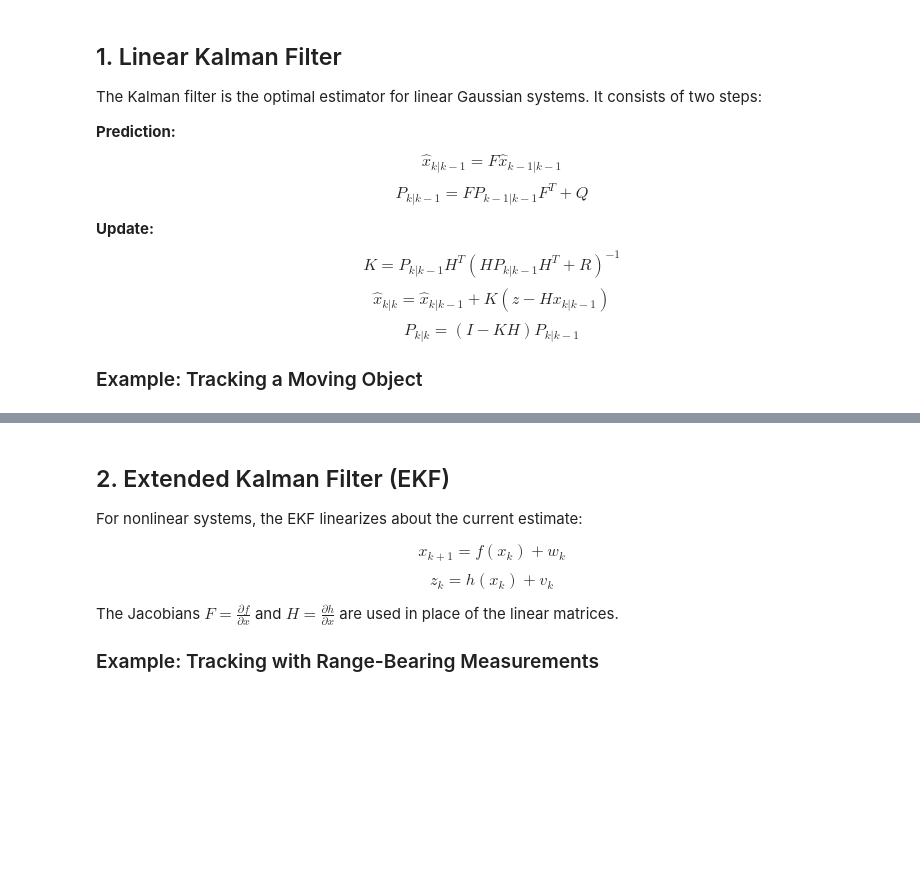
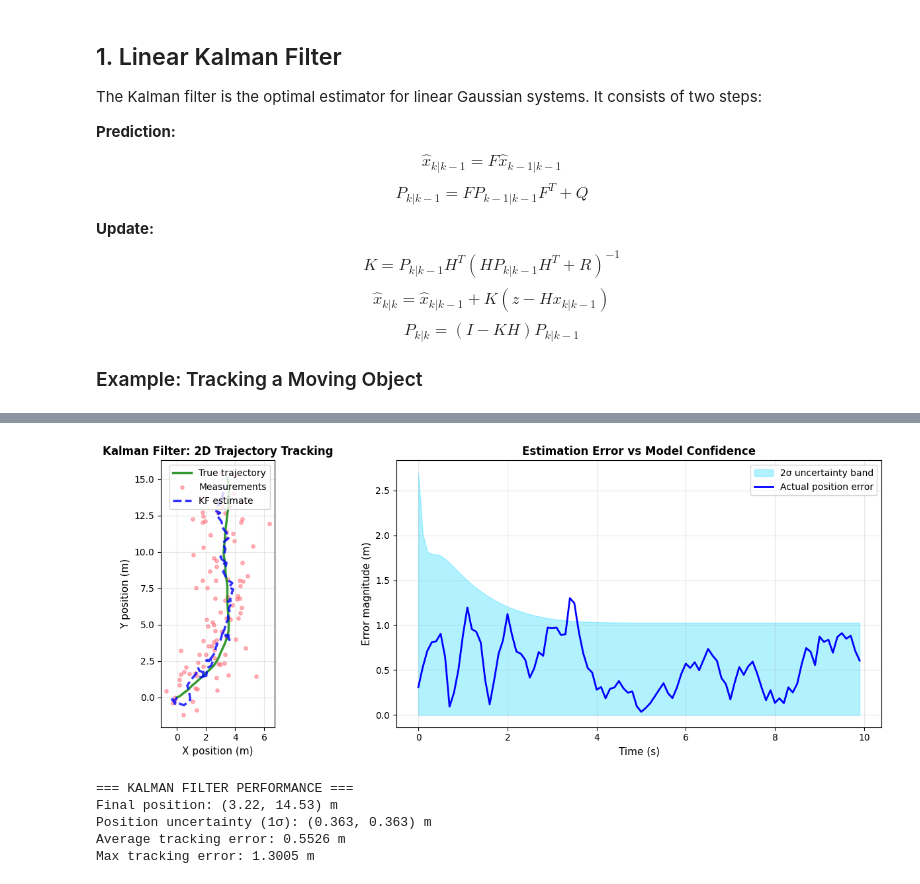
Before and after one commit to nedonatelli/TCL, a Jupyter notebook: docs/notebooks/01_kalman_filters.ipynb, the cells around one changed output, grey strips where cells are left out. Cells and saved outputs as stored; diff of their text form; code cells hidden in the pictures; blank space fills up the shorter version.

```diff
--- a/docs/notebooks/01_kalman_filters.ipynb
+++ b/docs/notebooks/01_kalman_filters.ipynb
@@ -133,66 +216,63 @@ print(f"Final position uncertainty (1σ): ({np.sqrt(covariances[-1, 0, 0]):.3f},
 # %%
-# Visualization
+# Visualization with Plotly
 fig = make_subplots(
     rows=1, cols=2,
-    subplot_titles=('Kalman Filter Tracking', 'Estimation Error vs Uncertainty'),
-    horizontal_spacing=0.1
+    subplot_titles=('Kalman Filter: 2D Trajectory Tracking', 'Estimation Error vs Model Confidence'),
+    horizontal_spacing=0.12
 )
 
-# Trajectory plot
+# Calculate error and uncertainty
+pos_error = np.sqrt((estimates[1:, 0] - true_states[1:, 0])**2 +
+                     (estimates[1:, 2] - true_states[1:, 2])**2)
+pos_uncertainty = np.sqrt(covariances[1:, 0, 0] + covariances[1:, 2, 2])
+time = np.arange(len(pos_error)) * dt
+
+# Left plot: 2D trajectory
 fig.add_trace(
     go.Scatter(x=true_states[:, 0], y=true_states[:, 2], mode='lines',
-               name='True trajectory', line=dict(color='#00ff88', width=2)),
+               name='True trajectory', line=dict(color='#00ff88', width=2.5)),
     row=1, col=1
 )
 fig.add_trace(
     go.Scatter(x=measurements[:, 0], y=measurements[:, 1], mode='markers',
-               name='Measurements', marker=dict(color='#ff4757', size=5, opacity=0.5)),
+               name='Measurements', marker=dict(color='#ff4757', size=5, opacity=0.4)),
     row=1, col=1
 )
 fig.add_trace(
     go.Scatter(x=estimates[:, 0], y=estimates[:, 2], mode='lines',
                name='KF estimate', line=dict(color='#00d4ff', width=2, dash='dash')),
     row=1, col=1
 )
 
-# Position error over time
-pos_error = np.sqrt((estimates[1:, 0] - true_states[1:, 0])**2 +
-                     (estimates[1:, 2] - true_states[1:, 2])**2)
-pos_uncertainty = np.sqrt(covariances[1:, 0, 0] + covariances[1:, 2, 2])
-time = np.arange(len(pos_error)) * dt
-
+# Right plot: Error vs Uncertainty
 fig.add_trace(
     go.Scatter(x=time, y=2*pos_uncertainty, mode='lines', fill='tozeroy',
                name='2σ uncertainty', line=dict(color='#00d4ff', width=0),
                fillcolor='rgba(0, 212, 255, 0.3)'),
     row=1, col=2
 )
 fig.add_trace(
     go.Scatter(x=time, y=pos_error, mode='lines',
-               name='Position error', line=dict(color='#00d4ff', width=2)),
+               name='Position error', line=dict(color='#00d4ff', width=2.5)),
     row=1, col=2
 )
 
 fig.update_layout(
     template=dark_template,
-    height=400,
+    height=450,
     showlegend=True,
-    legend=dict(x=0.5, y=-0.15, xanchor='center', orientation='h')
+    legend=dict(x=0.5, y=-0.2, xanchor='center', orientation='h')
 )
-fig.update_xaxes(title_text='X position', row=1, col=1)
-fig.update_yaxes(title_text='Y position', row=1, col=1)
+fig.update_xaxes(title_text='X position (m)', row=1, col=1)
+fig.update_yaxes(title_text='Y position (m)', row=1, col=1)
 fig.update_xaxes(title_text='Time (s)', row=1, col=2)
-fig.update_yaxes(title_text='Error (m)', row=1, col=2)
+fig.update_yaxes(title_text='Error magnitude (m)', row=1, col=2)
 
 fig.show()
+# %% [output]
+[figure, added]
+=== KALMAN FILTER PERFORMANCE ===
+Final position: (3.22, 14.53) m
+Position uncertainty (1σ): (0.363, 0.363) m
+Average tracking error: 0.5526 m
+Max tracking error: 1.3005 m
-# %% [markdown]
-## 2. Extended Kalman Filter (EKF)
-
-For nonlinear systems, the EKF linearizes about the current estimate:
-
-$$x_{k+1} = f(x_k) + w_k$$
-$$z_k = h(x_k) + v_k$$
-
-The Jacobians $F = \frac{\partial f}{\partial x}$ and $H = \frac{\partial h}{\partial x}$ are used in place of the linear matrices.
-
-### Example: Tracking with Range-Bearing Measurements
```
Also changed, not shown: parts of 23 cells of this notebook, 16 other files.
